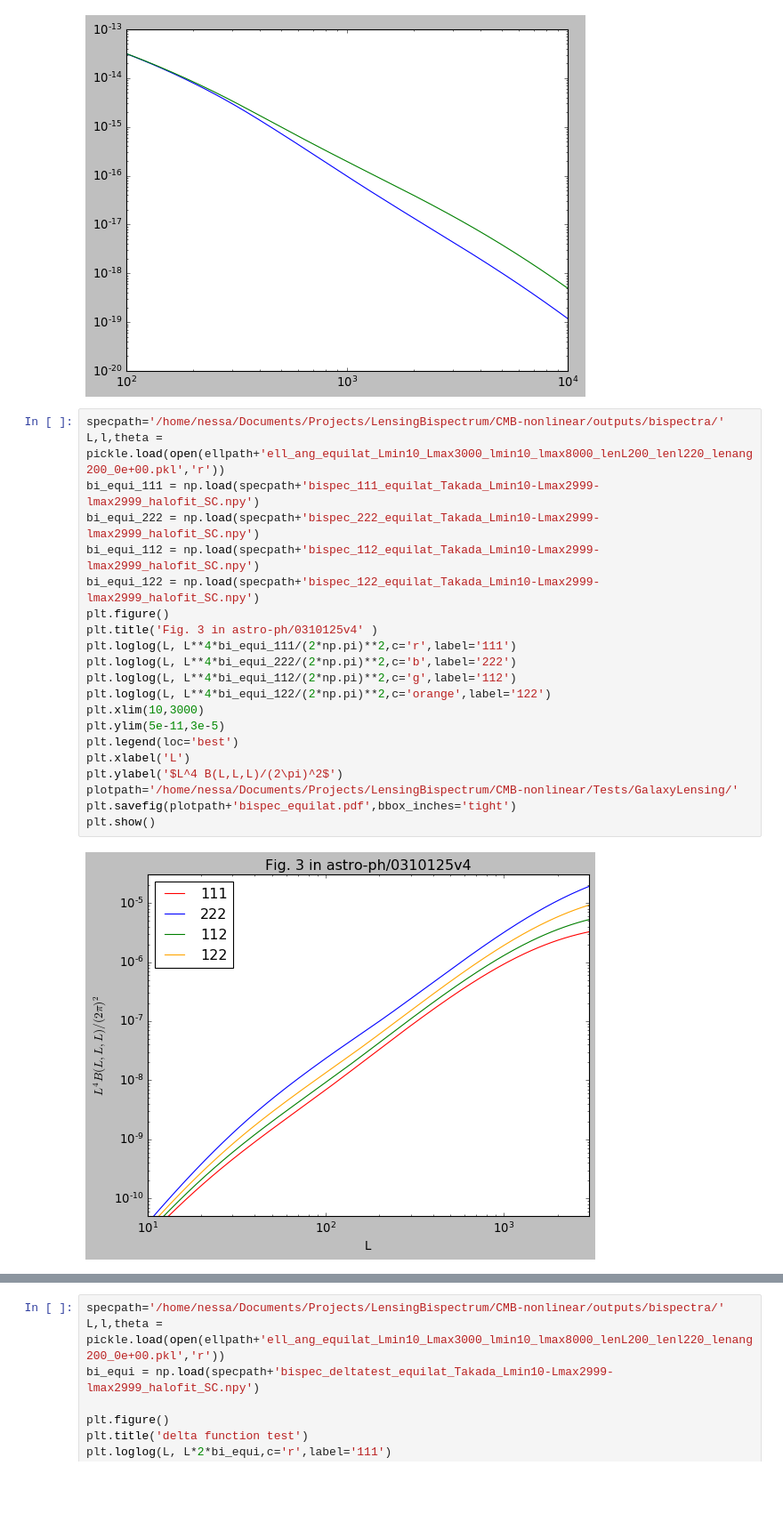
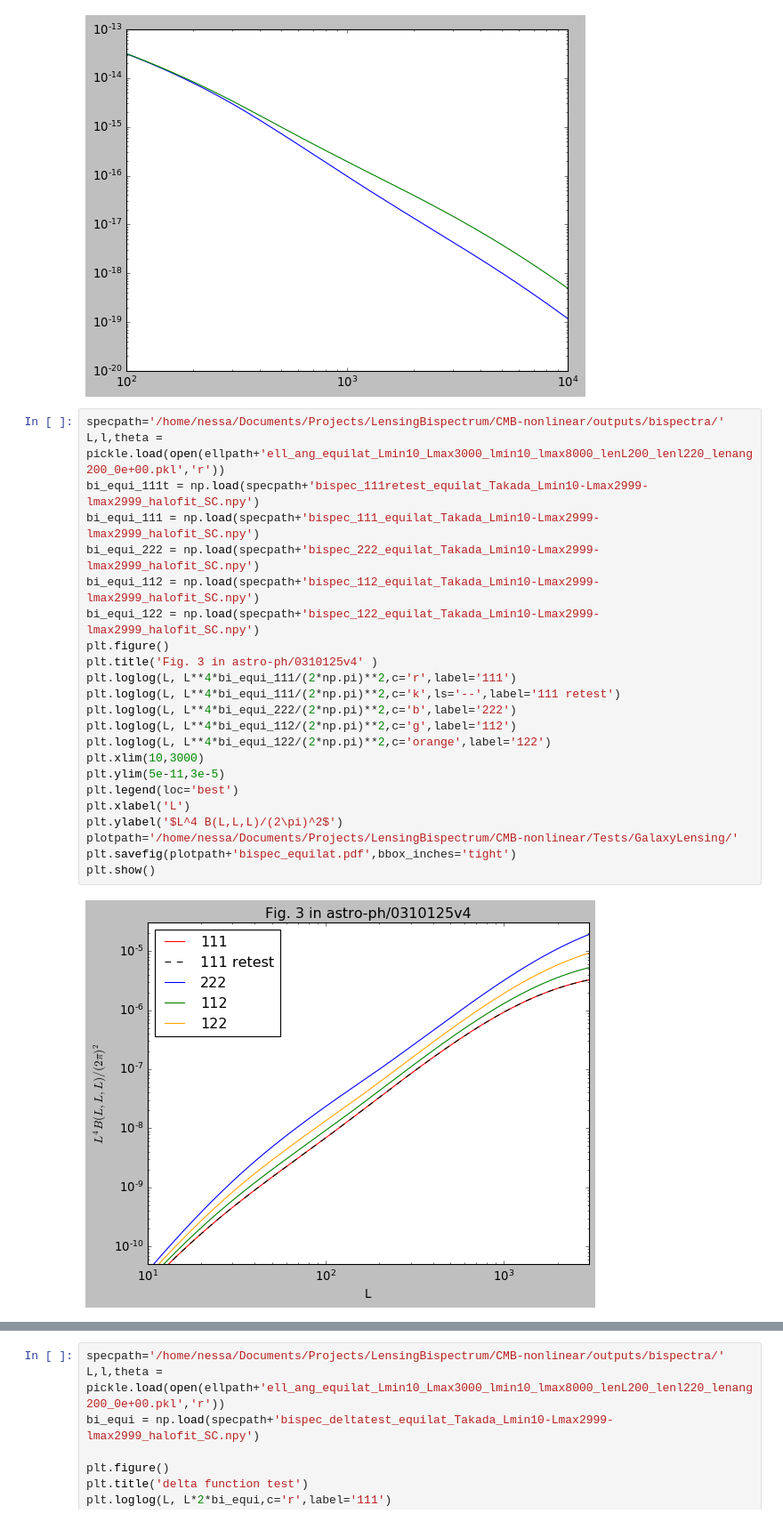
Before and after one commit to VMBoehm/BispectrumBias, a Jupyter notebook: TestBispectra.ipynb, the cells around one changed output, grey strips where cells are left out. Shown: that part at 89% size. Drawn from its saved outputs; the diff is of its cells as text; blank space fills up the shorter version.

Commit message:
Takada results reproduced (retest) after also implementing delta source distribution

```diff
--- a/TestBispectra.ipynb
+++ b/TestBispectra.ipynb
@@ -41,26 +41,28 @@ plt.show()
 # %%
 specpath='/home/nessa/Documents/Projects/LensingBispectrum/CMB-nonlinear/outputs/bispectra/'
 L,l,theta = pickle.load(open(ellpath+'ell_ang_equilat_Lmin10_Lmax3000_lmin10_lmax8000_lenL200_lenl220_lenang200_0e+00.pkl','r'))
+bi_equi_111t = np.load(specpath+'bispec_111retest_equilat_Takada_Lmin10-Lmax2999-lmax2999_halofit_SC.npy')
 bi_equi_111 = np.load(specpath+'bispec_111_equilat_Takada_Lmin10-Lmax2999-lmax2999_halofit_SC.npy')
 bi_equi_222 = np.load(specpath+'bispec_222_equilat_Takada_Lmin10-Lmax2999-lmax2999_halofit_SC.npy')
 bi_equi_112 = np.load(specpath+'bispec_112_equilat_Takada_Lmin10-Lmax2999-lmax2999_halofit_SC.npy')
 bi_equi_122 = np.load(specpath+'bispec_122_equilat_Takada_Lmin10-Lmax2999-lmax2999_halofit_SC.npy')
 plt.figure()
 plt.title('Fig. 3 in astro-ph/0310125v4' )
 plt.loglog(L, L**4*bi_equi_111/(2*np.pi)**2,c='r',label='111')
+plt.loglog(L, L**4*bi_equi_111/(2*np.pi)**2,c='k',ls='--',label='111 retest')
 plt.loglog(L, L**4*bi_equi_222/(2*np.pi)**2,c='b',label='222')
 plt.loglog(L, L**4*bi_equi_112/(2*np.pi)**2,c='g',label='112')
 plt.loglog(L, L**4*bi_equi_122/(2*np.pi)**2,c='orange',label='122')
 plt.xlim(10,3000)
 plt.ylim(5e-11,3e-5)
 plt.legend(loc='best')
 plt.xlabel('L')
 plt.ylabel('$L^4 B(L,L,L)/(2\pi)^2$')
 plotpath='/home/nessa/Documents/Projects/LensingBispectrum/CMB-nonlinear/Tests/GalaxyLensing/'
 plt.savefig(plotpath+'bispec_equilat.pdf',bbox_inches='tight')
 plt.show()
 # %% [output]
-[figure, old version]
+[figure, new version]
 # %%
 L,l,theta   = pickle.load(open(ellpath+'ell_ang_equilat_Lmin10_Lmax3000_lmin10_lmax8000_lenL200_lenl220_lenang200_0e+00.pkl','r'))
 specpath='/home/nessa/Documents/Projects/LensingBispectrum/CMB-nonlinear/outputs/power_spectra/'
```
Also changed, not shown: parts of 4 cells of this notebook, 3 other files.
